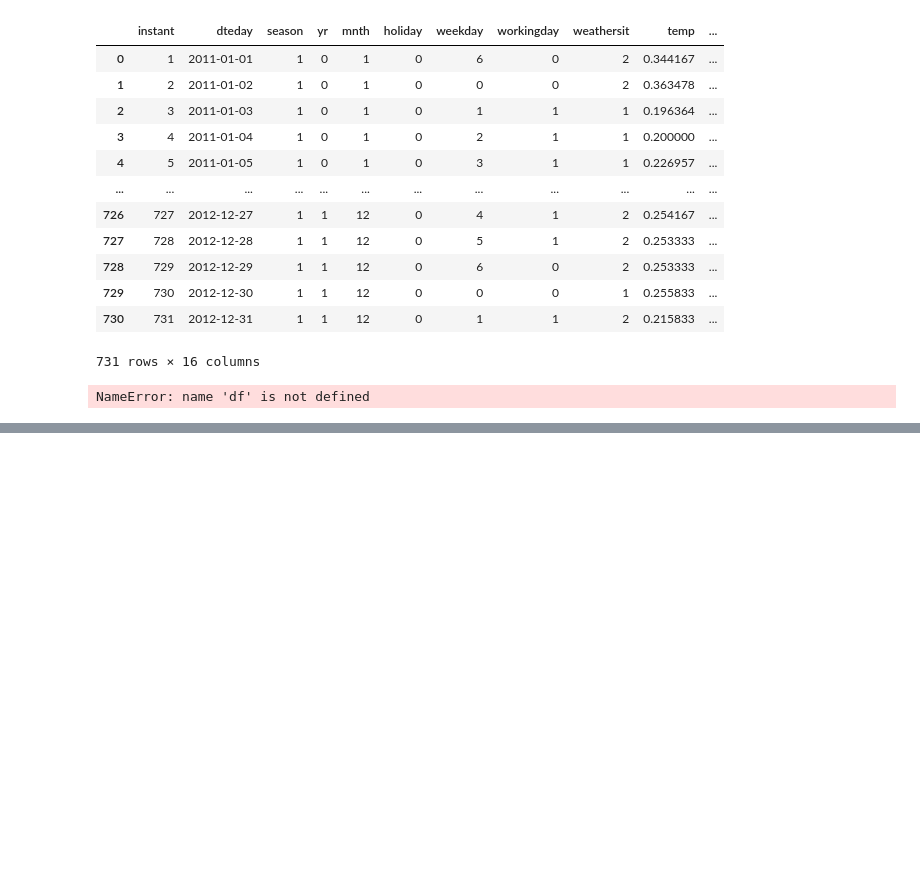
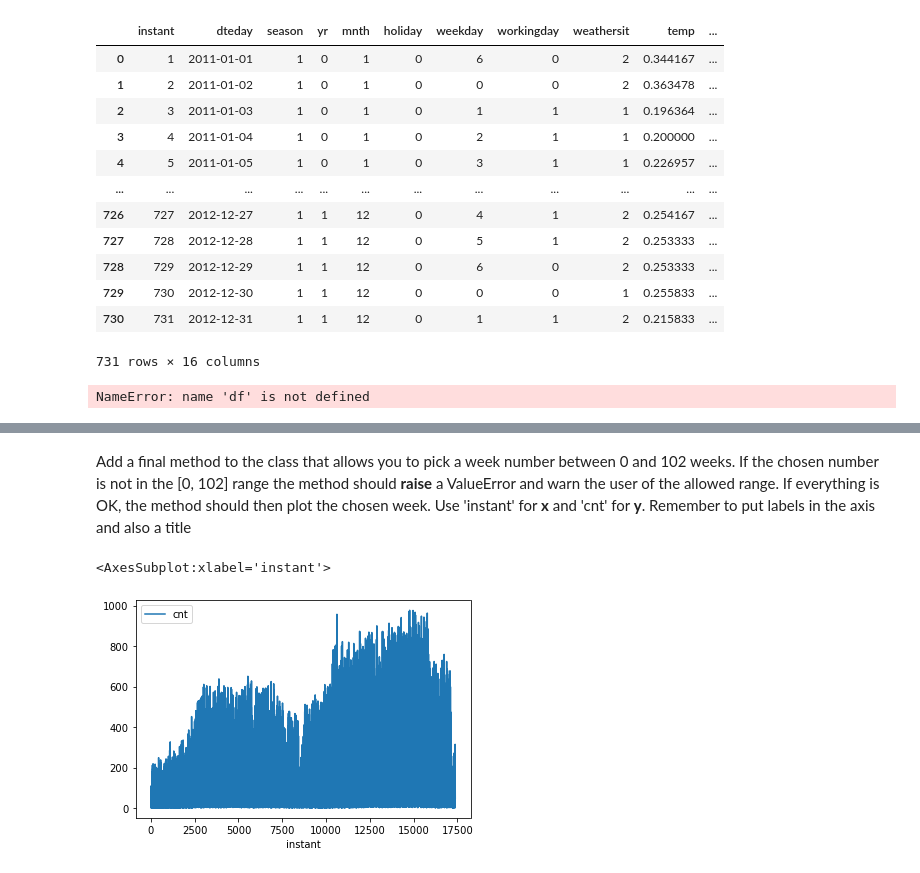
Before and after one commit to lmo272/Group_J, a Jupyter notebook: notebooks/testing.ipynb, the cells around one changed output, grey strips where cells are left out. Saved outputs shown, nothing was run; the diff lists cells and outputs as text; code cells hidden in the pictures; blank space fills up the shorter version.

```diff
--- a/notebooks/testing.ipynb
+++ b/notebooks/testing.ipynb
@@ -104,0 +130,7 @@ NameError: name 'df' is not defined
+# %% [markdown]
+Add a final method to the class that allows you to pick a week number between 0 and 102 weeks. If the chosen number is not in the [0, 102] range the method should __raise__ a ValueError and warn the user of the allowed range. If everything is OK, the method should then plot the chosen week. Use 'instant' for __x__ and 'cnt' for __y__. Remember to put labels in the axis and also a title
+# %%
+df.plot("instant", "cnt")
+# %% [output]
+<AxesSubplot:xlabel='instant'>
+[figure, added]
```
Also changed, not shown: parts of 12 cells of this notebook, 2 other files.
